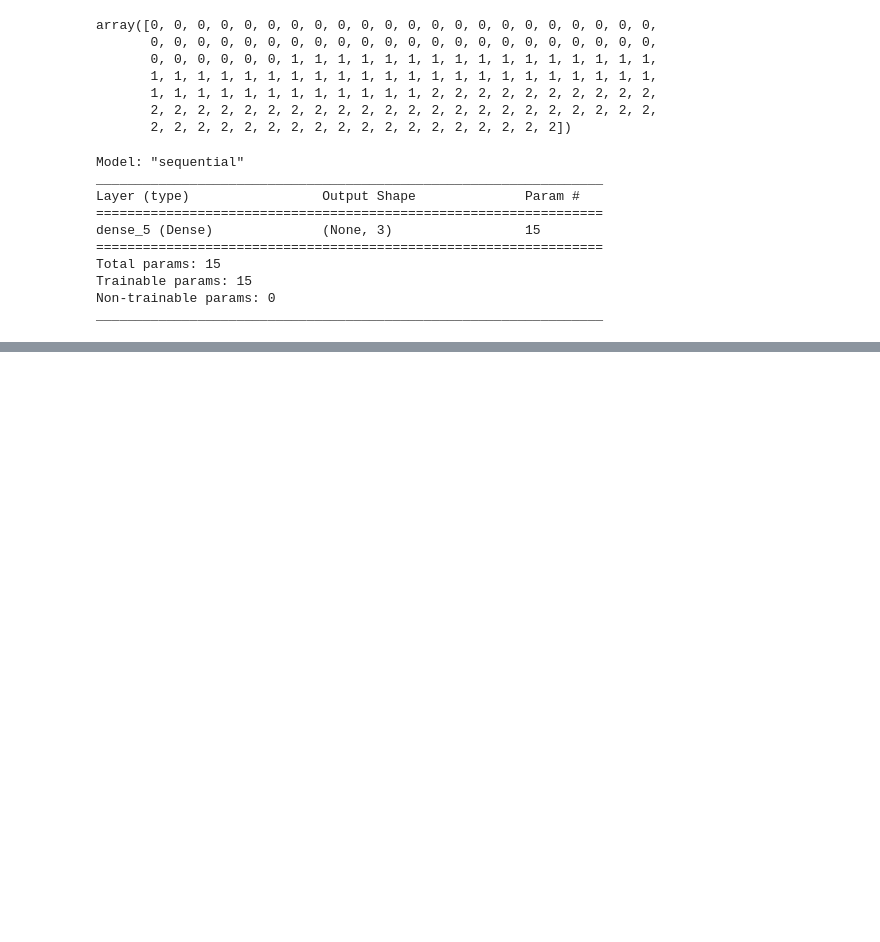
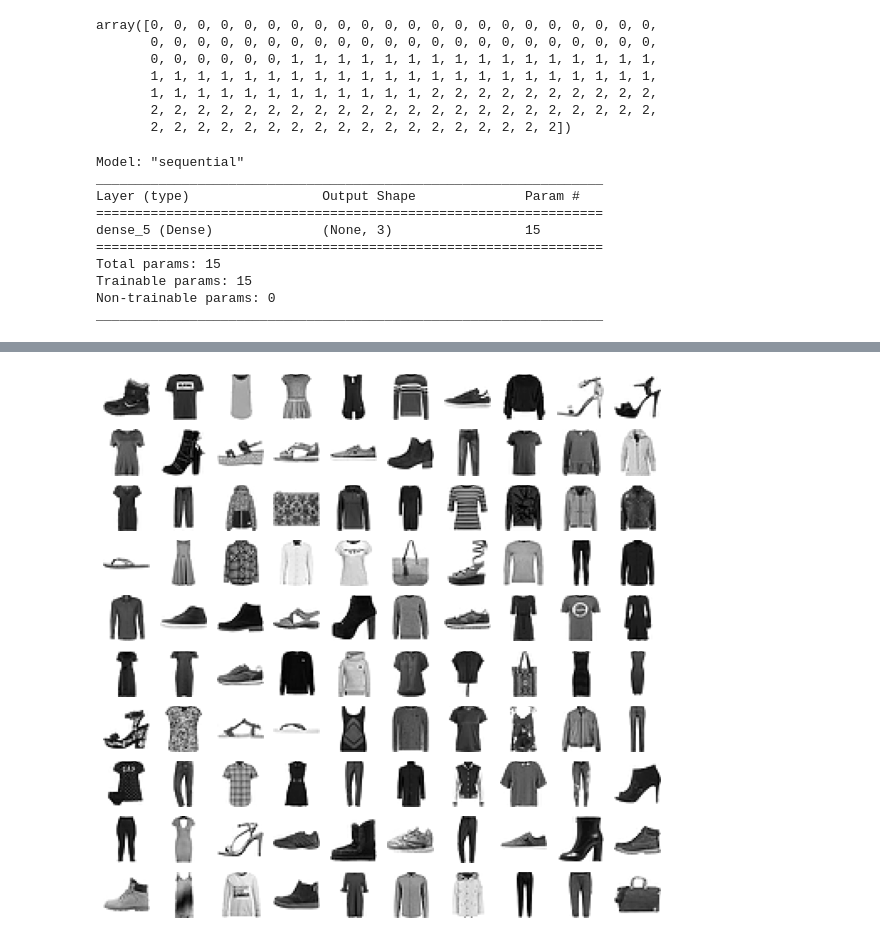
Before and after one commit to JakeOh/202011_itw_bd21, a Jupyter notebook: lab_ml/ml16_ann.ipynb, the cells around one changed output, grey strips where cells are left out. Cells and saved outputs as stored; diff of their text form; code cells hidden in the pictures; blank space fills up the shorter version.

```diff
--- a/lab_ml/ml16_ann.ipynb
+++ b/lab_ml/ml16_ann.ipynb
@@ -306,0 +377,23 @@ _________________________________________________________________
+# %%
+# 이미지들의 배열을 argument로 전달받아서,
+# row의 개수는 이미지의 개수에 따라서 계산해서,
+# 이미지를 출력
+def plot_fashion_items(img_arr, ncols=10):
+    n = len(img_arr)
+    nrows = int(np.ceil(n / ncols))
+    fig, ax = plt.subplots(nrows, ncols, figsize=(ncols, nrows))
+    for i in range(nrows):
+        for j in range(ncols):
+            idx = i * ncols + j
+            if nrows == 1:  # row의 개수가 1이면 Subplot ax는 1차원 배열
+                if idx < n:  # 이미지의 인덱스는 이미지의 개수보다 클 수 없음.
+                    ax[idx].imshow(img_arr[idx], cmap=plt.cm.binary)
+                ax[idx].axis('off')
+            else:  # row의 개수가 2 이상이면 Subplot ax는 2차원 배열
+                if idx < n:
+                    ax[i, j].imshow(img_arr[idx], cmap=plt.cm.binary)
+                ax[i, j].axis('off')
+# %%
+plot_fashion_items(x_train[:100])
+# %% [output]
+[figure, added]
```
Also changed, not shown: parts of 10 cells of this notebook.
